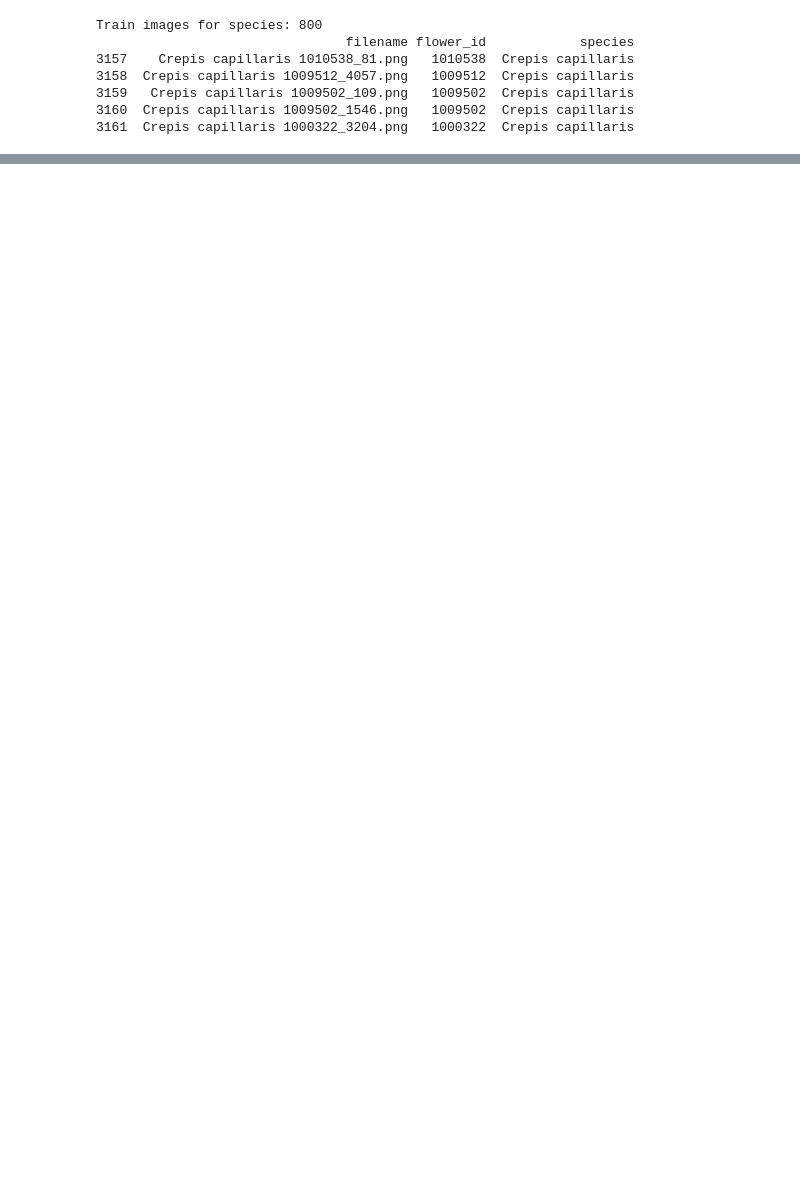
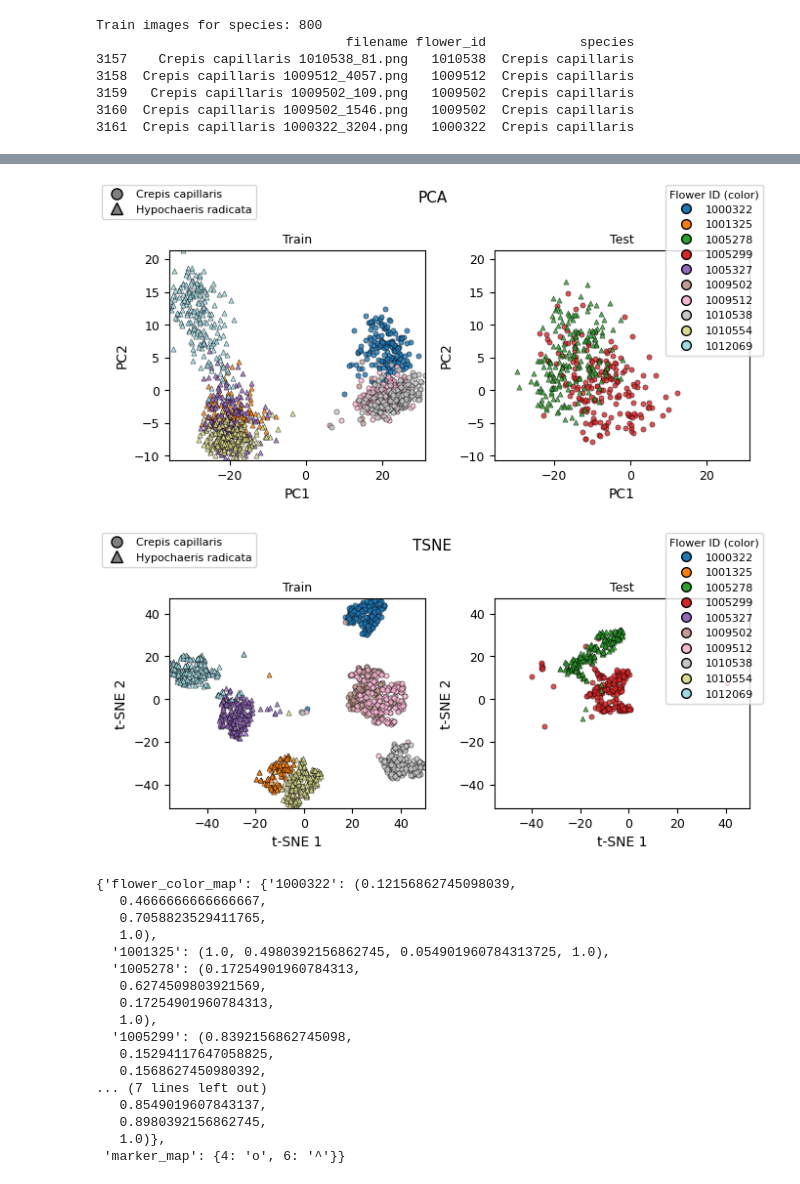
Before and after one commit to myngoc-trg/Bachelor_Project_Statistics, a Jupyter notebook: Report_sensi.ipynb, the cells around one changed output, grey strips where cells are left out. Cells and saved outputs as stored; diff of their text form; code cells hidden in the pictures; blank space fills up the shorter version.

```diff
--- a/Report_sensi.ipynb
+++ b/Report_sensi.ipynb
@@ -307,0 +579,4 @@ Dataset setup complete.
+# %%
+img, size, y = train_dataset[0]
+print(size)
+len(train_dataset)
@@ -307,0 +973,66 @@ Dataset setup complete.
+# %%
+from torch.utils.data import DataLoader
+
+train_loader = DataLoader(train_dataset, batch_size=32, shuffle=False)
+test_loader = DataLoader(test_dataset, batch_size=32, shuffle=False)
+
+X_train, y_train,filenames_train, flower_ids_train = extract_features_labels_flowerids(model, train_loader, device)
+X_test, y_test,filenames_test, flower_ids_test = extract_features_labels_flowerids(model, test_loader, device)
+
+#X_train, y_train = extract_fused_features(model, train_loader, device)
+#X_test, y_test = extract_fused_features(model, test_loader, device)
+# %%
+confusing_classes = [
+    "Crepis capillaris",
+    "Hypochaeris radicata"
+]
+
+plot_pca_tsne_flowerid_two_panels(
+    X_train=X_train,
+    y_train=y_train,
+    flower_id_train=flower_ids_train,
+    X_test=X_test,
+    y_test=y_test,
+    flower_id_test=flower_ids_test,
+    class_names=classes,
+    confusing_classes=confusing_classes,
+    method="pca",
+    show_flower_legend=True,
+    save_path="/home/na1488tr-s/Bachelor_Project_Statistics/figures/pca_crepis_hypo.png"
+
+)
+
+plot_pca_tsne_flowerid_two_panels(
+   X_train=X_train,
+    y_train=y_train,
+    flower_id_train=flower_ids_train,
+    X_test=X_test,
+    y_test=y_test,
+    flower_id_test=flower_ids_test,
+    class_names=classes,
+    confusing_classes=confusing_classes,
+    method="tsne",
+    show_flower_legend=True,
+    save_path="/home/na1488tr-s/Bachelor_Project_Statistics/figures/tsne_crepis_hypo.png"
+
+)
+# %% [output]
+[figure, added]
+[figure, added]
+{'flower_color_map': {'1000322': (0.12156862745098039,
+   0.4666666666666667,
+   0.7058823529411765,
+   1.0),
+  '1001325': (1.0, 0.4980392156862745, 0.054901960784313725, 1.0),
+  '1005278': (0.17254901960784313,
+   0.6274509803921569,
+   0.17254901960784313,
+   1.0),
+  '1005299': (0.8392156862745098,
+   0.15294117647058825,
+   0.1568627450980392,
+... (7 lines left out)
+   0.8549019607843137,
+   0.8980392156862745,
+   1.0)},
+ 'marker_map': {4: 'o', 6: '^'}}
```
Also changed, not shown: parts of 29 cells of this notebook, 9 other files.
